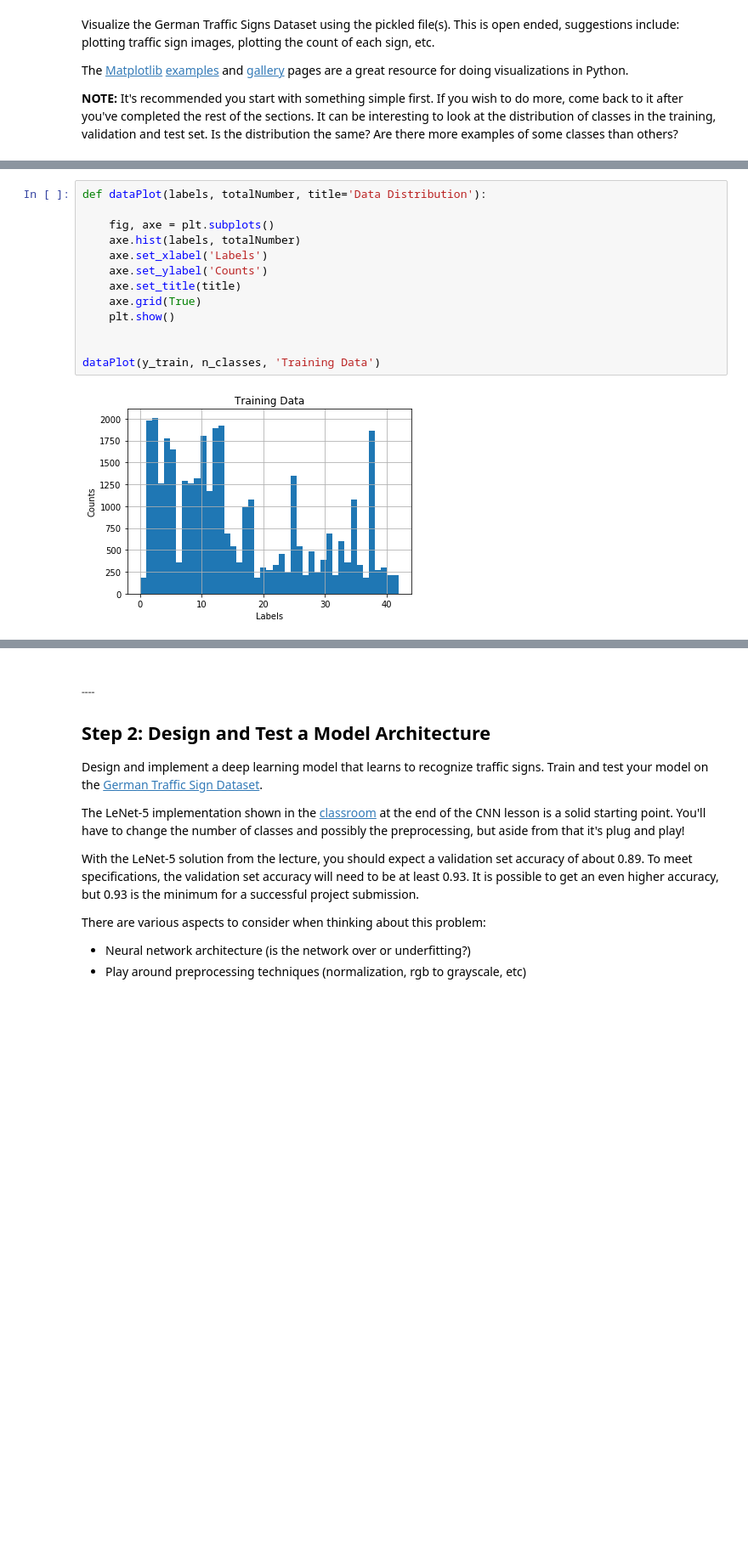
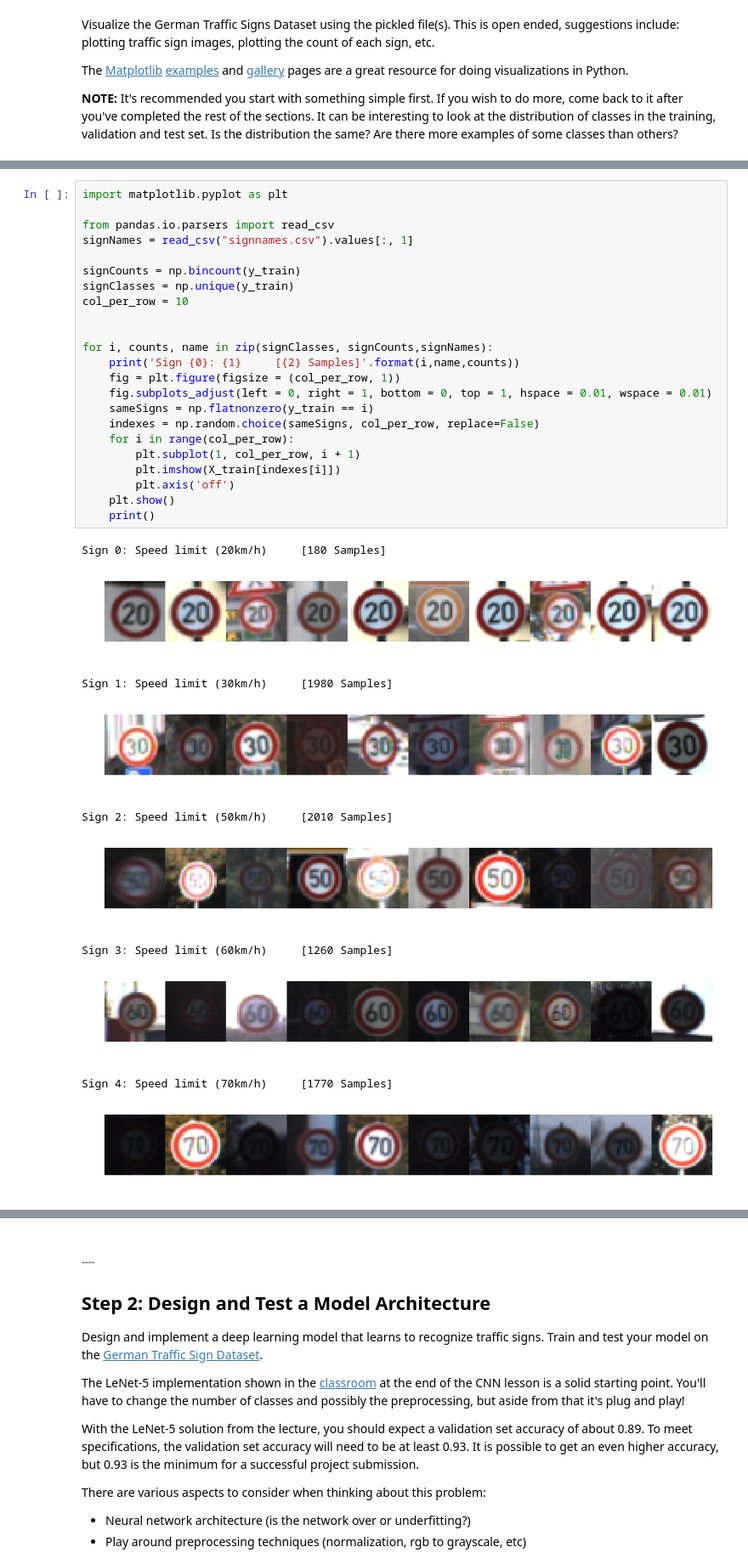
Before and after one commit to Guocheng99/CarND-TrafficSign-P2, a Jupyter notebook: Traffic_Sign_Classifier.ipynb, the cells around one changed output, grey strips where cells are left out. Shown at 85% size. Drawn from its saved outputs; the diff is of its cells as text; blank space fills up the shorter version.

Commit message:
update data preprocess

```diff
--- a/Traffic_Sign_Classifier.ipynb
+++ b/Traffic_Sign_Classifier.ipynb
@@ -125,15 +86,34 @@ plt.show()
-# %%
-def dataPlot(labels, totalNumber, title='Data Distribution'):
-
-    fig, axe = plt.subplots()
-    axe.hist(labels, totalNumber)
-    axe.set_xlabel('Labels')
-    axe.set_ylabel('Counts')
-    axe.set_title(title)
-    axe.grid(True)
-    plt.show()
-
-
-dataPlot(y_train, n_classes, 'Training Data')
-# %% [output]
-[figure, removed]
+# %%
+import matplotlib.pyplot as plt
+
+from pandas.io.parsers import read_csv
+signNames = read_csv("signnames.csv").values[:, 1]
+
+signCounts = np.bincount(y_train)
+signClasses = np.unique(y_train)
+col_per_row = 10
+
+
+for i, counts, name in zip(signClasses, signCounts,signNames):
+    print('Sign {0}: {1}     [{2} Samples]'.format(i,name,counts))
+    fig = plt.figure(figsize = (col_per_row, 1))
+    fig.subplots_adjust(left = 0, right = 1, bottom = 0, top = 1, hspace = 0.01, wspace = 0.01)
+    sameSigns = np.flatnonzero(y_train == i)
+    indexes = np.random.choice(sameSigns, col_per_row, replace=False)
+    for i in range(col_per_row):
+        plt.subplot(1, col_per_row, i + 1)
+        plt.imshow(X_train[indexes[i]])
+        plt.axis('off')
+    plt.show()
+    print()
+# %% [output]
+Sign 0: Speed limit (20km/h)     [180 Samples]
+[figure, added]
+Sign 1: Speed limit (30km/h)     [1980 Samples]
+[figure, added]
+Sign 2: Speed limit (50km/h)     [2010 Samples]
+[figure, added]
+Sign 3: Speed limit (60km/h)     [1260 Samples]
+[figure, added]
+Sign 4: Speed limit (70km/h)     [1770 Samples]
+[figure, added]
```
Also changed, not shown: parts of 3 cells of this notebook, 3 other files.
